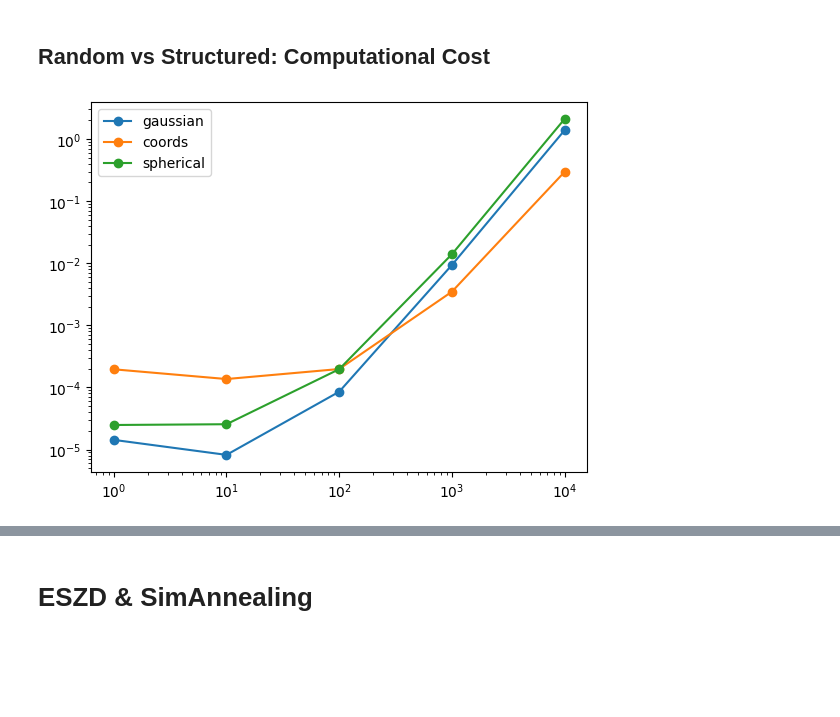
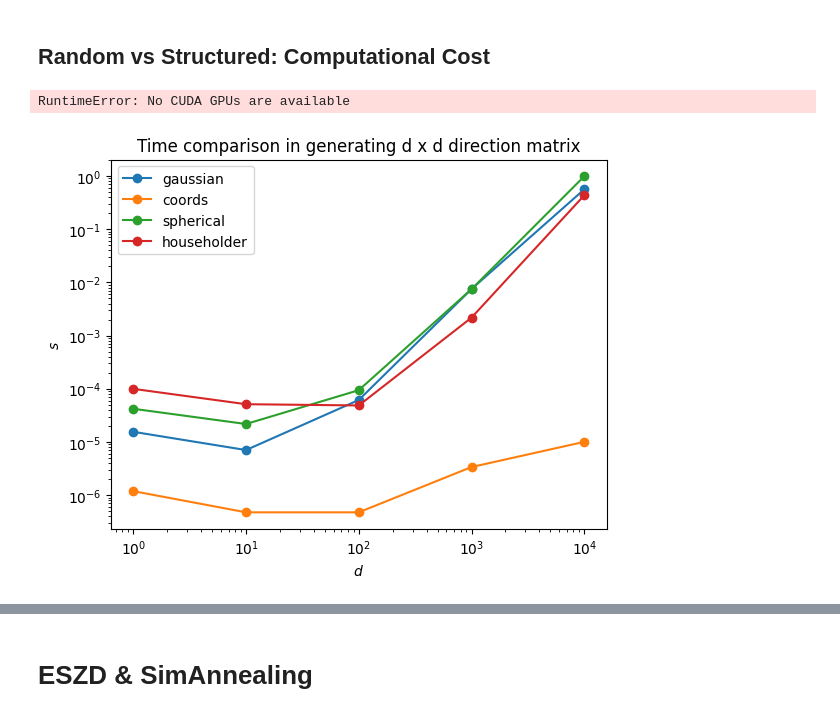
Before and after one commit to MarcoRando/fdopt, a Jupyter notebook: notebooks/structured_vs_random.ipynb, the cells around one changed output, grey strips where cells are left out. Drawn from its saved outputs; the diff is of its cells as text; code cells hidden in the pictures; blank space fills up the shorter version.

Commit message:
Added householder reflection

```diff
--- a/notebooks/structured_vs_random.ipynb
+++ b/notebooks/structured_vs_random.ipynb
@@ -65,38 +65,50 @@ def compute_time(P):
 ctimes = {
     'gaussian' : [[] for _ in range(len(dims))],
     'coords' : [[] for _ in range(len(dims))],
-    'spherical' : [[] for _ in range(len(dims))]
+    'spherical' : [[] for _ in range(len(dims))],
+    'householder' : [[] for _ in range(len(dims))]
 }
 
+device = 'cpu'
+dtype = torch.float32
+
 for i, d in enumerate(dims):
-    C = RandomCoords(d=d,l=d)
-    S = SphericalDirections(d=d, l=d)
-    G = GaussianDirections(d = d, l = d)
-
+    C = RandomCoords(d=d,l=d,dtype=dtype, device =device)
+    S = SphericalDirections(d=d, l=d, dtype=dtype, device =device)
+    G = GaussianDirections(d = d, l = d,dtype=dtype, device =device)
+    H = HouseholderReflection(d = d, l = d,dtype=dtype, device =device)
     C()
     S()
     G()
+    H()
 
     for r in range(reps):
 
         ctimes['gaussian'][i].append(compute_time(G))
         ctimes['spherical'][i].append(compute_time(S))
         ctimes['coords'][i].append(compute_time(C))
+        ctimes['householder'][i].append(compute_time(H))
+# %% [output]
+RuntimeError: No CUDA GPUs are available
 # %%
 import numpy as np
 ctimes['gaussian'] = np.mean(ctimes['gaussian'],1)
 ctimes['spherical'] = np.mean(ctimes['spherical'],1)
 ctimes['coords'] = np.mean(ctimes['coords'],1)
+ctimes['householder'] = np.mean(ctimes['householder'],1)
 # %%
 
 
 fig, ax = plt.subplots()
 
+ax.set_title("Time comparison in generating d x d direction matrix")
 for (k, v) in ctimes.items():
     ax.plot(dims, v, 'o-', label=k)
 ax.set_yscale("log")
 ax.set_xscale("log")
+ax.set_xlabel("$d$")
+ax.set_ylabel("$s$")
 ax.legend()
-fig.savefig("./time_comparison.pdf", bbox_inches='tight')
+fig.savefig("./time_comparison_dxd_{}.pdf".format(device), bbox_inches='tight')
 # %% [output]
-[figure, old version]
+[figure, new version]
```
Also changed, not shown: parts of 3 cells of this notebook, 6 other files.
